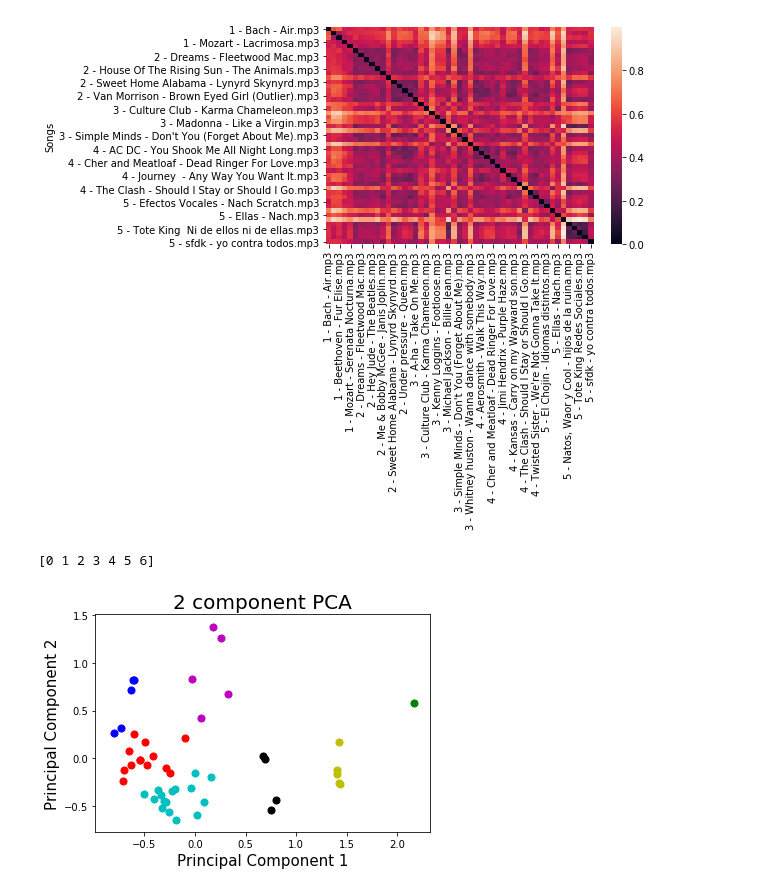
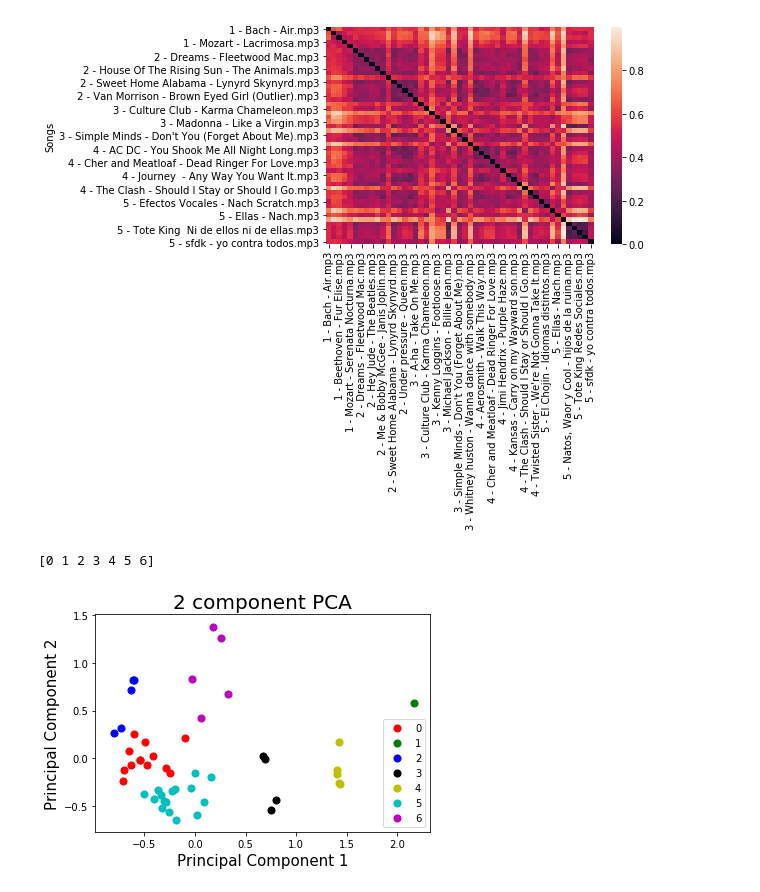
Before and after one commit to cperales/Fourier-Clustering-song, a Jupyter notebook: jupyter/2D_Representation.ipynb, the cells around one changed output. Saved outputs shown, nothing was run; the diff lists cells and outputs as text; code cells hidden in the pictures.

```diff
--- a/jupyter/2D_Representation.ipynb
+++ b/jupyter/2D_Representation.ipynb
@@ -53,36 +53,36 @@ principalDf = pd.DataFrame(data = principalComponents
 # %%
 fig, ax = plt.subplots()
 targets = np.unique(cluster_df['Cluster'].values)
 colors = ['r', 'g', 'b', 'k', 'y', 'c', 'm']
 print(targets)
 for target, color in zip(targets, colors):
     indicesToKeep = cluster_df['Cluster'] == target
     ax.scatter(principalDf.loc[indicesToKeep, 'principal component 1']
                , principalDf.loc[indicesToKeep, 'principal component 2']
                , c = color
                , s = 50)
 
 #songs = principalDf.index
 #for song in principalDf.index:
 #    x = principalDf.loc[song, 'principal component 1']
 #    y = principalDf.loc[song, 'principal component 2']
 #    if np.random.rand() >= 0.87:
 #        ax.annotate('%s' % song, xy=(x,y), xytext=(x+0.1, y), textcoords='data')
 
 ax.legend(targets)
 #ax.grid()
 ax.set_xlabel('Principal Component 1', fontsize = 15)
 ax.set_ylabel('Principal Component 2', fontsize = 15)
 ax.set_title('2 component PCA', fontsize = 20)
 ax.set_xlabel('Principal Component 1', fontsize = 15)
 ax.set_ylabel('Principal Component 2', fontsize = 15)
 ax.set_title('2 component PCA', fontsize = 20)
-legend = ax.legend()
-legend.remove()
+#legend = ax.legend()
+#legend.remove()
 fig.savefig('../image/pca_2_3_l2_norm.png')
 # %% [output]
 [0 1 2 3 4 5 6]
-[figure, old version]
+[figure, new version]
 # %%
 print(cluster_df.sort_values('Cluster')['Cluster'])
 # %% [output]
```
Also changed, not shown: parts of 2 cells of this notebook, 1 other file.
